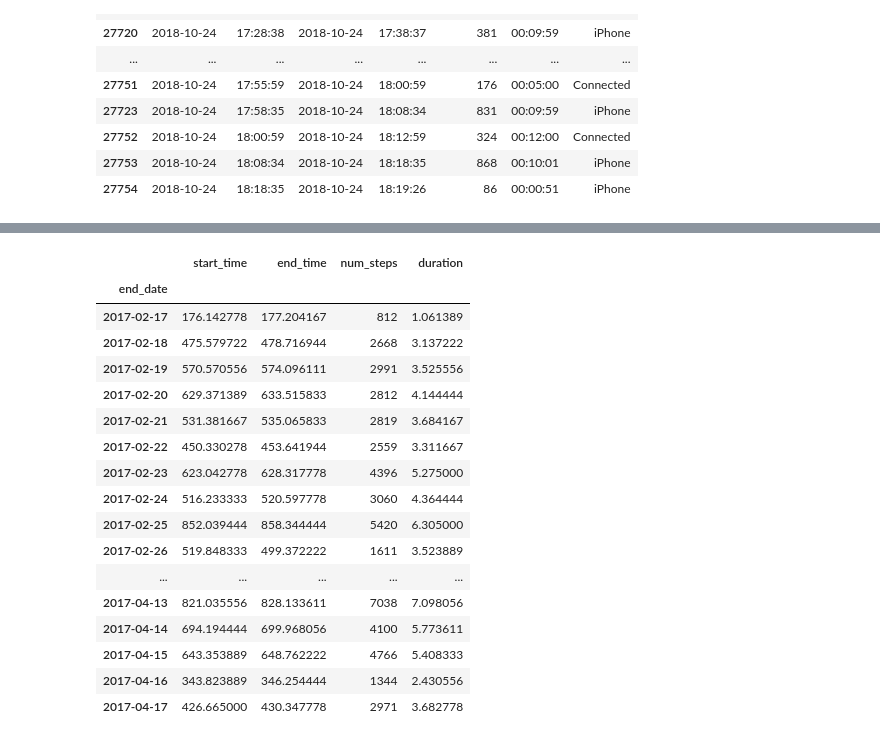
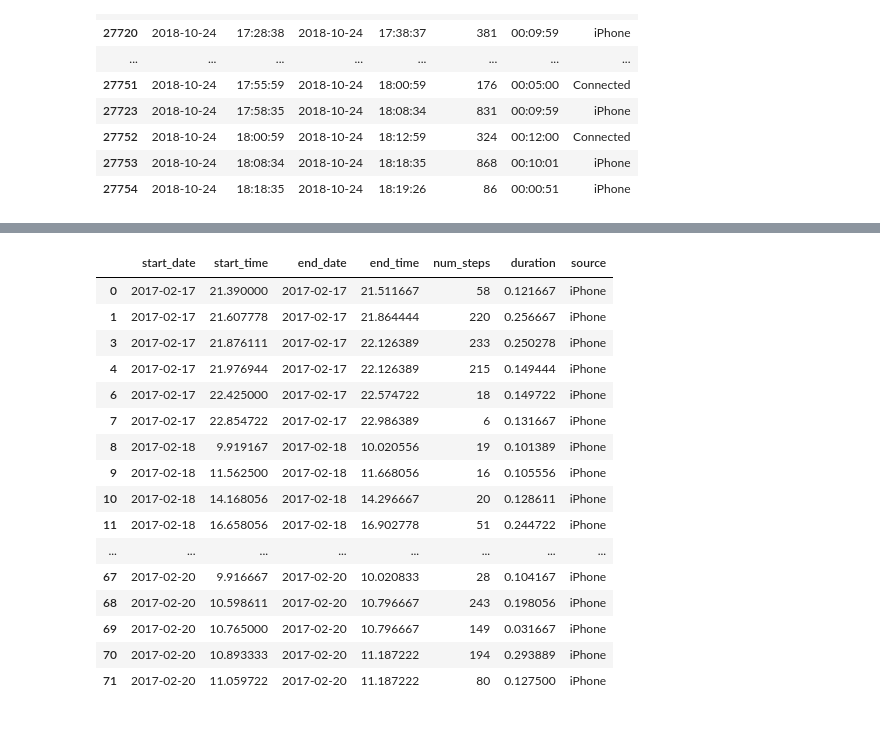
Before and after one commit to Data-is-life/Steps_Analysis, a Jupyter notebook: Steps_analysis.ipynb, the cells around one changed output, grey strips where cells are left out. Drawn from its saved outputs; the diff is of its cells as text; code cells hidden in the pictures.

```diff
--- a/Steps_analysis.ipynb
+++ b/Steps_analysis.ipynb
@@ -58,8 +58,6 @@ dur_df.head()
 | 2 | 2017-02-17 | 21:44:19 | 2017-02-17 | 21:51:52 | 00:07:33 |
 | 3 | 2017-02-17 | 21:52:34 | 2017-02-17 | 21:58:37 | 00:06:03 |
 | 4 | 2017-02-17 | 21:58:37 | 2017-02-17 | 22:07:35 | 00:08:58 |
-# %%
-steps_df = steps_df.drop(columns=['start_date', 'end_date'])
 # %%
 df = pd.concat([steps_df, dur_df], axis=1)
 df.columns
@@ -111,3 +109,21 @@ df['duration'] = pd.to_numeric(df['duration'])/3600000000000
 #         df.num_steps[num] = steps_for_start_date
 #         df.num_steps[num+1] += steps_for_end_date
 # df[5050:5100]
+# %%
+i = 0
+while i<len(df):
+    if (i in df.index) and (i+1 in df.index):
+        if df['source'][i] == df['source'][i+1]:
+            if df['end_time'][i] == df['start_time'][i+1]:
+                df.loc[:,'end_time'][i] = df.loc[:,'end_time'][i+1]
+                df.loc[:,'num_steps'][i] += df.loc[:,'num_steps'][i+1]
+                df.loc[:,'duration'][i] += df.loc[:,'duration'][i+1]
+                df.drop(df.index[i+1], inplace=True)
+                print(df.iloc[i])
+                i+=2
+            else:
+                i+=1
+        else:
+            i+=1
+    else:
+        i+=1
@@ -114,21 +160,20 @@ df['duration'] = pd.to_numeric(df['duration'])/3600000000000
 # %%
-df.groupby('end_date').sum().head(60)
+df.head(60)
 # %% [output]
-|  | start_time | end_time | num_steps | duration |
-| end_date |  |  |  |  |
-| 2017-02-17 | 176.142778 | 177.204167 | 812 | 1.061389 |
-| 2017-02-18 | 475.579722 | 478.716944 | 2668 | 3.137222 |
-| 2017-02-19 | 570.570556 | 574.096111 | 2991 | 3.525556 |
-| 2017-02-20 | 629.371389 | 633.515833 | 2812 | 4.144444 |
-| 2017-02-21 | 531.381667 | 535.065833 | 2819 | 3.684167 |
-| 2017-02-22 | 450.330278 | 453.641944 | 2559 | 3.311667 |
-| 2017-02-23 | 623.042778 | 628.317778 | 4396 | 5.275000 |
-| 2017-02-24 | 516.233333 | 520.597778 | 3060 | 4.364444 |
-| 2017-02-25 | 852.039444 | 858.344444 | 5420 | 6.305000 |
-| 2017-02-26 | 519.848333 | 499.372222 | 1611 | 3.523889 |
-| ... | ... | ... | ... | ... |
-| 2017-04-13 | 821.035556 | 828.133611 | 7038 | 7.098056 |
-| 2017-04-14 | 694.194444 | 699.968056 | 4100 | 5.773611 |
-| 2017-04-15 | 643.353889 | 648.762222 | 4766 | 5.408333 |
-| 2017-04-16 | 343.823889 | 346.254444 | 1344 | 2.430556 |
-| 2017-04-17 | 426.665000 | 430.347778 | 2971 | 3.682778 |
+|  | start_date | start_time | end_date | end_time | num_steps | duration | source |
+| 0 | 2017-02-17 | 21.390000 | 2017-02-17 | 21.511667 | 58 | 0.121667 | iPhone |
+| 1 | 2017-02-17 | 21.607778 | 2017-02-17 | 21.864444 | 220 | 0.256667 | iPhone |
+| 3 | 2017-02-17 | 21.876111 | 2017-02-17 | 22.126389 | 233 | 0.250278 | iPhone |
+| 4 | 2017-02-17 | 21.976944 | 2017-02-17 | 22.126389 | 215 | 0.149444 | iPhone |
+| 6 | 2017-02-17 | 22.425000 | 2017-02-17 | 22.574722 | 18 | 0.149722 | iPhone |
+| 7 | 2017-02-17 | 22.854722 | 2017-02-17 | 22.986389 | 6 | 0.131667 | iPhone |
+| 8 | 2017-02-18 | 9.919167 | 2017-02-18 | 10.020556 | 19 | 0.101389 | iPhone |
+| 9 | 2017-02-18 | 11.562500 | 2017-02-18 | 11.668056 | 16 | 0.105556 | iPhone |
+| 10 | 2017-02-18 | 14.168056 | 2017-02-18 | 14.296667 | 20 | 0.128611 | iPhone |
+| 11 | 2017-02-18 | 16.658056 | 2017-02-18 | 16.902778 | 51 | 0.244722 | iPhone |
+| ... | ... | ... | ... | ... | ... | ... | ... |
+| 67 | 2017-02-20 | 9.916667 | 2017-02-20 | 10.020833 | 28 | 0.104167 | iPhone |
+| 68 | 2017-02-20 | 10.598611 | 2017-02-20 | 10.796667 | 243 | 0.198056 | iPhone |
+| 69 | 2017-02-20 | 10.765000 | 2017-02-20 | 10.796667 | 149 | 0.031667 | iPhone |
+| 70 | 2017-02-20 | 10.893333 | 2017-02-20 | 11.187222 | 194 | 0.293889 | iPhone |
+| 71 | 2017-02-20 | 11.059722 | 2017-02-20 | 11.187222 | 80 | 0.127500 | iPhone |
```
Also changed, not shown: parts of 1 cell of this notebook.
